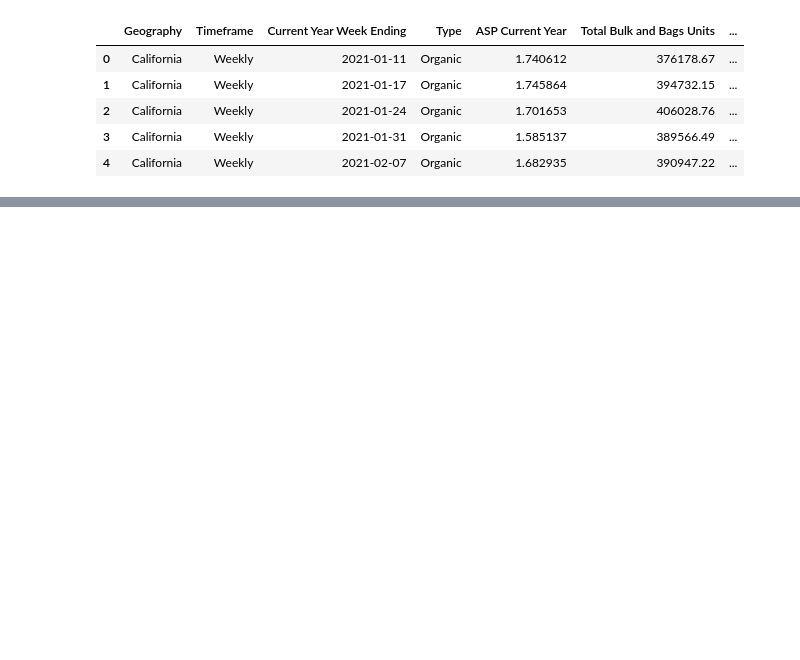
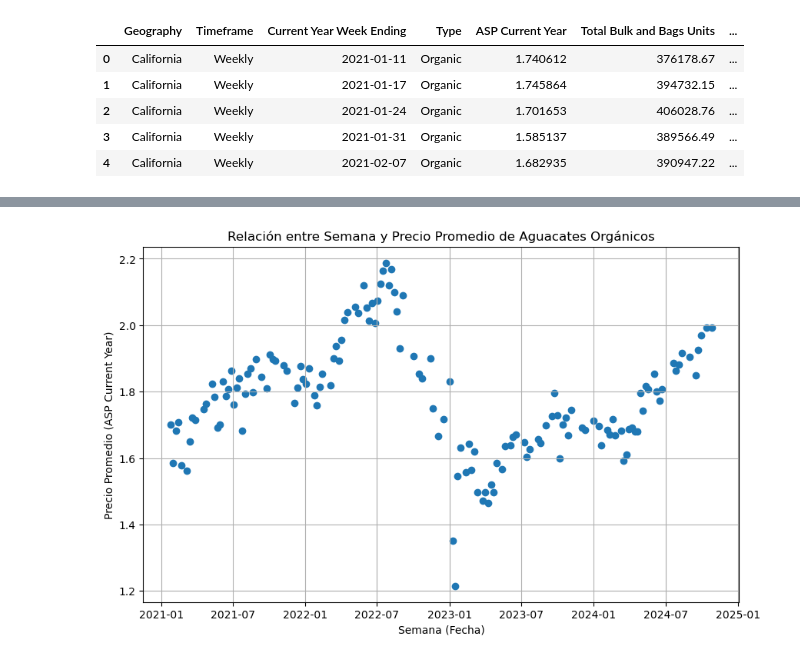
Before and after one commit to arboldeku/Avocado-2.0, a Jupyter notebook: code/modelo_regresion_limpio.ipynb, the cells around one changed output, grey strips where cells are left out. Saved outputs shown, nothing was run; the diff lists cells and outputs as text; code cells hidden in the pictures; blank space fills up the shorter version.

```diff
--- a/code/modelo_regresion_limpio.ipynb
+++ b/code/modelo_regresion_limpio.ipynb
@@ -66,0 +178,20 @@ california_base_df.head()
+# %%
+# Filtrar datos donde Type es 'Organic'
+organic_data = california_base_df_no_outliers[california_base_df_no_outliers['Type'] == 'Organic']
+
+# Agrupar por semana y calcular el precio promedio
+x_clean_data = organic_data.groupby('Current Year Week Ending')['ASP Current Year'].mean()
+
+# Convertir las fechas de la columna 'Current Year Week Ending' a formato datetime
+y_clean_data = pd.to_datetime(x_clean_data.index)
+
+# Graficar
+plt.figure(figsize=(10, 6))
+plt.scatter(y_clean_data, x_clean_data)
+plt.title('Relación entre Semana y Precio Promedio de Aguacates Orgánicos')
+plt.xlabel('Semana (Fecha)')
+plt.ylabel('Precio Promedio (ASP Current Year)')
+plt.grid(True)
+plt.show()
+# %% [output]
+[figure, added]
```
Also changed, not shown: parts of 20 cells of this notebook, 3 other files.
